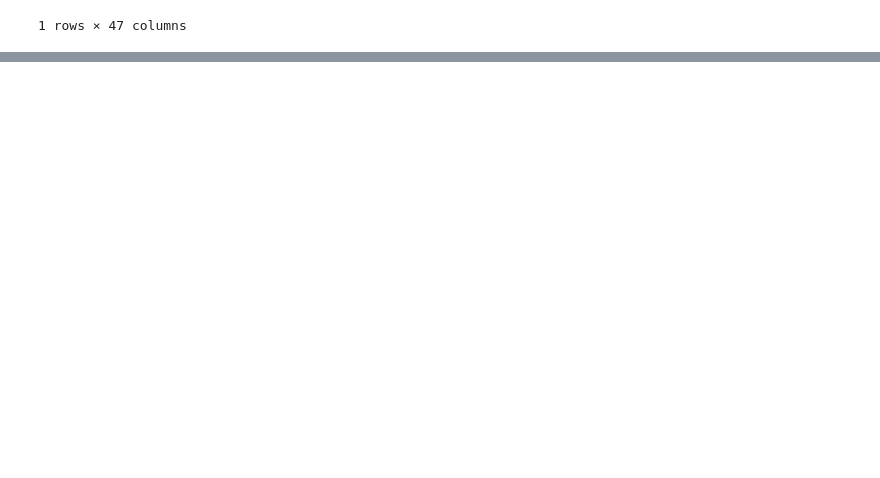
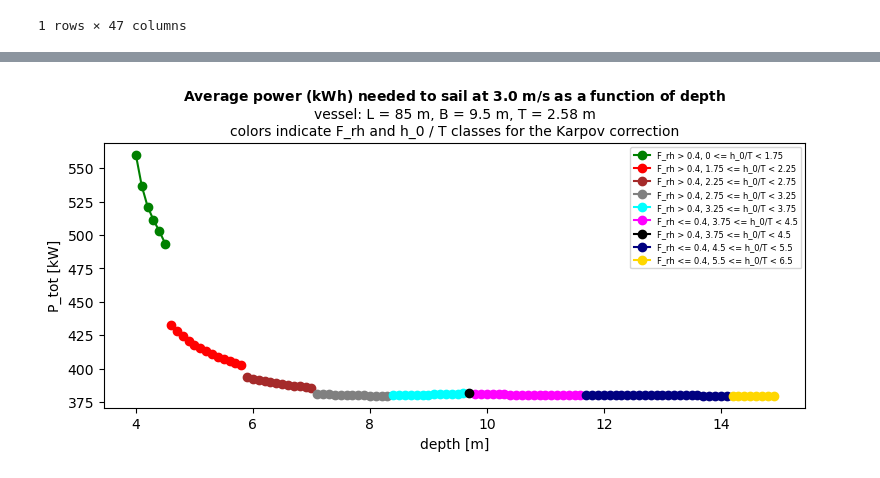
Before and after one commit to TUDelft-CITG/OpenTNSim, a Jupyter notebook: notebooks/0103 - In-depth energy module behaviour.ipynb, the cells around one changed output, grey strips where cells are left out. Drawn from its saved outputs; the diff is of its cells as text; code cells hidden in the pictures; blank space fills up the shorter version.

```diff
--- a/notebooks/0103 - In-depth energy module behaviour.ipynb
+++ b/notebooks/0103 - In-depth energy module behaviour.ipynb
@@ -536,0 +587,84 @@ plt.show()
+# %%
+# collect values to plot
+P_tot_values=[]
+for index, df in enumerate(dfs):
+    P_tot_values.append(df.P_tot.values[0])
+
+# collect values to plot
+R_tot_values=[]
+for index, df in enumerate(dfs):
+    R_tot_values.append(vessels[index].R_tot)
+# %%
+# Compute F_rh and h_ratio
+depth_array = np.array(depth_list)
+F_rh = vessels[0].v / np.sqrt(vessels[0].g * depth_array)
+T = vessels[0].T
+h_ratio = depth_array / T
+
+# Define categories and colors
+categories = {}
+color_list = [
+    'blue', 'green', 'orange', 'red', 'purple', 'brown', 'pink',
+    'gray', 'olive', 'cyan', 'magenta', 'black', 'navy', 'lime', 'gold', 'teal',
+    'coral', 'orchid', 'maroon', 'turquoise', 'darkgreen', 'darkred', 'slateblue', 'peru'
+]
+colors = {}
+color_index = 0
+
+# Define h_0/T bins
+h_bins = [
+    (0, 1.75), (1.75, 2.25), (2.25, 2.75), (2.75, 3.25), (3.25, 3.75),
+    (3.75, 4.5), (4.5, 5.5), (5.5, 6.5), (6.5, 7.5), (7.5, 8.5),
+    (8.5, 9.5), (9.5, np.inf)
+]
+
+for h_min, h_max in h_bins:
+    for frh_cond in ['<= 0.4', '> 0.4']:
+        label = f'F_rh {frh_cond}, {h_min} <= h_0/T < {h_max}'
+        if frh_cond == '<= 0.4':
+            mask = (h_ratio >= h_min) & (h_ratio < h_max) & (F_rh <= 0.4)
+        else:
+            mask = (h_ratio >= h_min) & (h_ratio < h_max) & (F_rh > 0.4)
+        categories[label] = mask
+        colors[label] = color_list[color_index % len(color_list)]
+        color_index += 1
+
+# --- Plot ---
+fig_width_cm = 20
+fig_height_cm = 10
+fig_size_in = (fig_width_cm / 2.54, fig_height_cm / 2.54)
+
+# --- Plot power ---
+fig, ax = plt.subplots(figsize=fig_size_in)
+for label, mask in categories.items():
+    if np.any(mask):
+        ax.plot(depth_array[mask], np.array(P_tot_values)[mask], 'o-', label=label, color=colors[label])
+ax.set_xlabel('depth [m]')
+ax.set_ylabel('P_tot [kW]')
+title_line1 = r'$\mathbf{Average\ power\ (kWh)\ needed\ to\ sail\ at\ 3.0\ m/s\ as\ a\ function\ of\ depth}$'
+title_line2 = f'vessel: L = {vessels[0].L} m, B = {vessels[0].B} m, T = {vessels[0].T} m'
+title_line3 = 'colors indicate F_rh and h_0 / T classes for the Karpov correction'
+ax.set_title(f'{title_line1}\n{title_line2}\n{title_line3}', fontsize=10)
+ax.legend(fontsize=6)
+plt.tight_layout()
+plt.show()
+
+# --- Plot resistance ---
+fig, ax = plt.subplots(figsize=fig_size_in)
+for label, mask in categories.items():
+    if np.any(mask):
+        ax.plot(depth_array[mask], np.array(R_tot_values)[mask], 'o-', label=label, color=colors[label])
+ax.set_xlabel('depth [m]')
+ax.set_ylabel('R_tot [kN]')
+title_line1 = r'$\mathbf{Average\ resistance\ (kN)\ experienced\ sailing\ at\ 3.0\ m/s\ as\ a\ function\ of\ depth}$'
+title_line2 = f'vessel: L = {vessels[0].L} m, B = {vessels[0].B} m, T = {vessels[0].T} m'
+title_line3 = 'colors indicate F_rh and h_0 / T classes for the Karpov correction'
+ax.set_title(f'{title_line1}\n{title_line2}\n{title_line3}', fontsize=10)
+ax.legend(fontsize=6)
+plt.tight_layout()
+plt.show()
+
+print('P_tot value for the largest depth {} kW'.format(P_tot_values[-1]))
+print('R_tot value for the largest depth {} kW'.format(R_tot_values[-1]))
+# %% [output]
+[figure, added]
```
Also changed, not shown: parts of 10 cells of this notebook.
